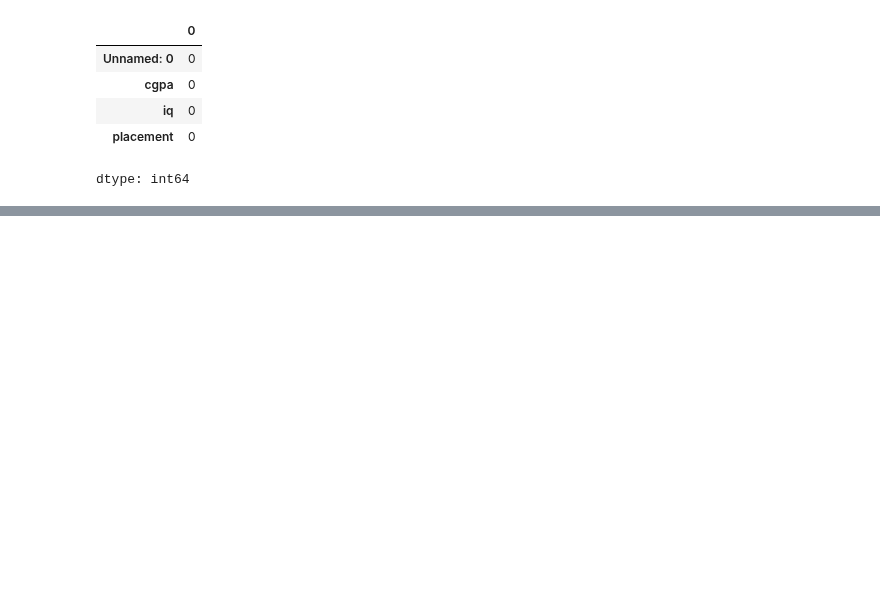
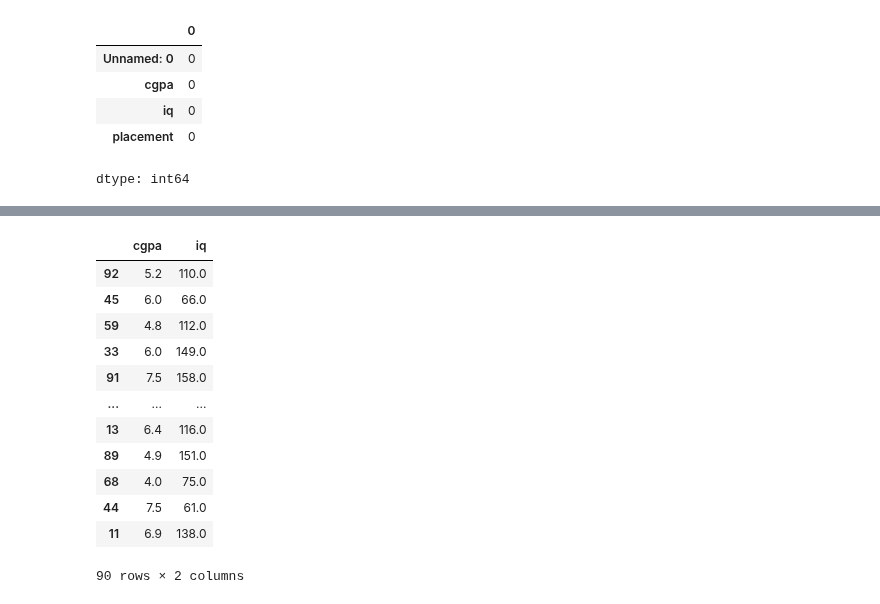
Before and after one commit to panday-mahima-panday/placement-prediction, a Jupyter notebook: predicting_placement.ipynb, the cells around one changed output, grey strips where cells are left out. Cells and saved outputs as stored; diff of their text form; code cells hidden in the pictures; blank space fills up the shorter version.

```diff
--- a/predicting_placement.ipynb
+++ b/predicting_placement.ipynb
@@ -79,0 +105,3 @@ plt.scatter(df['cgpa'],df['iq'],c=df['placement'])
+# %%
+from sklearn.model_selection import train_test_split
+x_train,x_test,y_train,y_test =train_test_split(x,y,test_size=0.1)
@@ -79,0 +122,16 @@ plt.scatter(df['cgpa'],df['iq'],c=df['placement'])
+# %%
+x_train
+# %% [output]
+|  | cgpa | iq |
+| 92 | 5.2 | 110.0 |
+| 45 | 6.0 | 66.0 |
+| 59 | 4.8 | 112.0 |
+| 33 | 6.0 | 149.0 |
+| 91 | 7.5 | 158.0 |
+| ... | ... | ... |
+| 13 | 6.4 | 116.0 |
+| 89 | 4.9 | 151.0 |
+| 68 | 4.0 | 75.0 |
+| 44 | 7.5 | 61.0 |
+| 11 | 6.9 | 138.0 |
+90 rows × 2 columns
```
Also changed, not shown: parts of 26 cells of this notebook.
